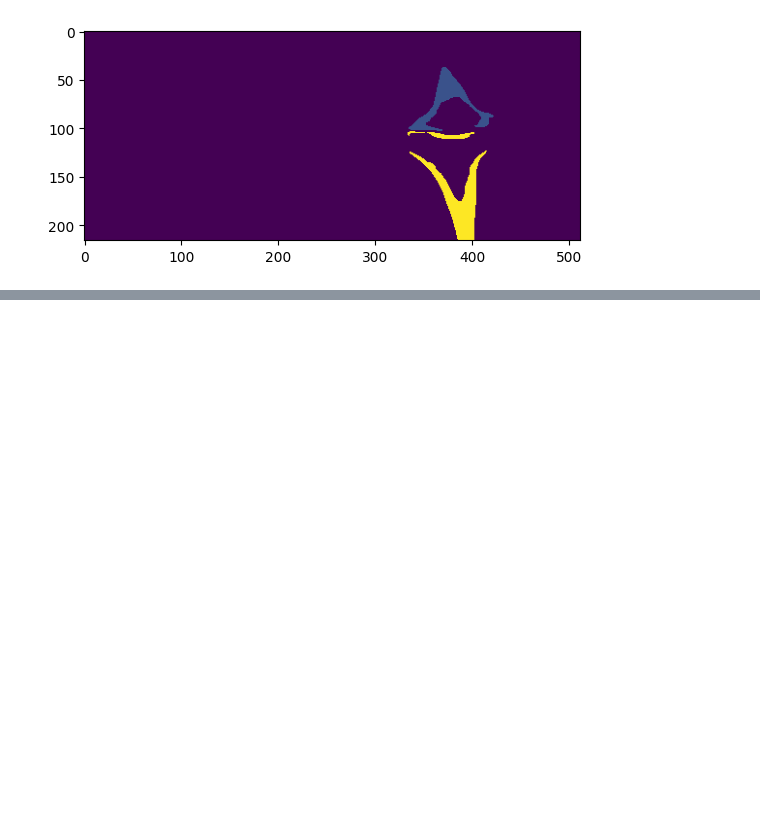
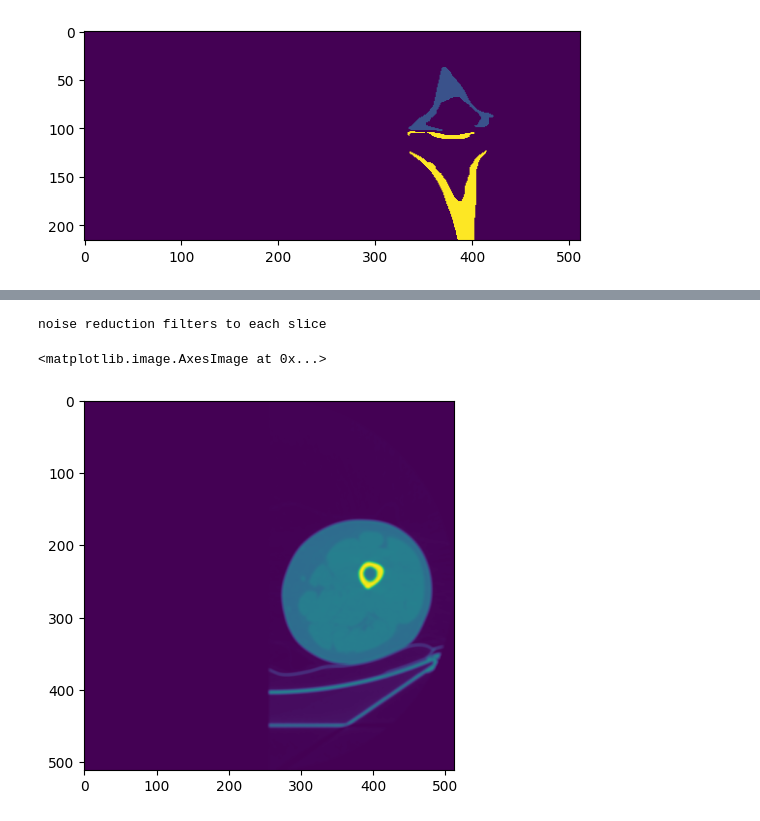
Before and after one commit to S-acharya57/Medical-Imaging-Tasks, a Jupyter notebook: DeepLearningTask/image_eda.ipynb, the cells around one changed output, grey strips where cells are left out. Saved outputs shown, nothing was run; the diff lists cells and outputs as text; code cells hidden in the pictures; blank space fills up the shorter version.

```diff
--- a/DeepLearningTask/image_eda.ipynb
+++ b/DeepLearningTask/image_eda.ipynb
@@ -187,0 +195,19 @@ sorted_labels
+# %%
+weak_threshold = 80
+strong_threshold = 300
+minimum_bone_component_voxels = 4000 # Removes small objects.
+slice_shape = image.shape[0]
+# %%
+%%time
+
+print('a')
+
+intensity_clipped_volume = np.clip(image, -1000, 1500)
+print('clipped')
+vol_min = np.min(intensity_clipped_volume)
+vol_max = np.max(intensity_clipped_volume)
+normalized_float_volume = ((intensity_clipped_volume - vol_min) / (vol_max - vol_min)).astype(np.float32)
+print(f'normalized')
+normalized_8bit_volume = (normalized_float_volume * 255).astype(np.uint8)
+
+normalized_float_volume.shape, normalized_8bit_volume.shape
@@ -187,0 +221,13 @@ sorted_labels
+# %%
+print("noise reduction filters to each slice")
+denoised_volume_float = np.zeros_like(normalized_float_volume, dtype=np.float32)
+for slice_index in range(slice_shape):
+    gaussian_slice = cv.GaussianBlur(normalized_8bit_volume[slice_index, :, :], (5, 5), 3)
+    bilateral_slice = cv.bilateralFilter(gaussian_slice, d=9, sigmaColor=75, sigmaSpace=75)
+    denoised_volume_float[slice_index, :, :] = bilateral_slice.astype(np.float32) / 255.0
+
+plt.imshow(gaussian_slice)
+# %% [output]
+noise reduction filters to each slice
+<matplotlib.image.AxesImage at 0x...>
+[figure, added]
```
Also changed, not shown: parts of 24 cells of this notebook.
